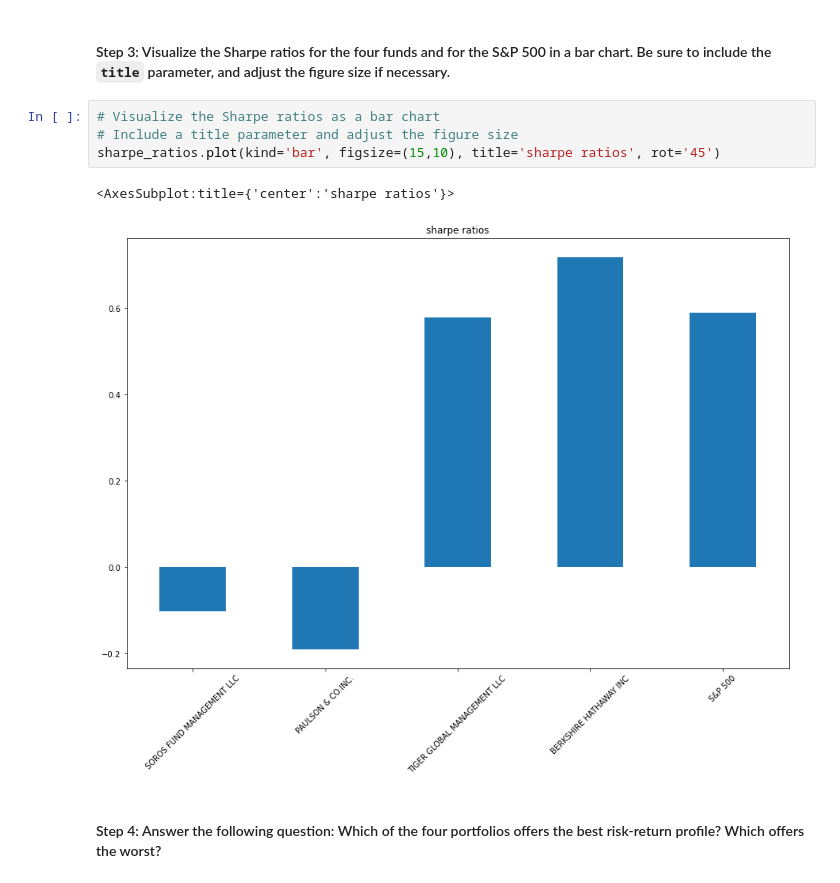
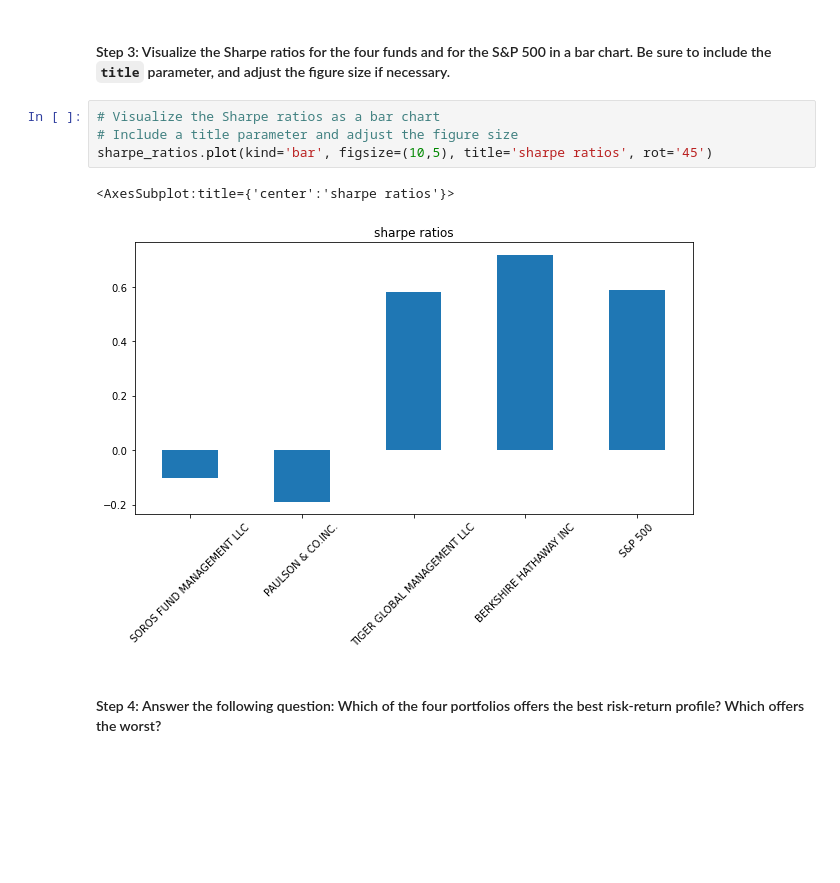
Before and after one commit to jpdoyle123/Module_4_Challenge, a Jupyter notebook: Starter_Code/risk_return_analysis.ipynb, the cells around one changed output. Drawn from its saved outputs; the diff is of its cells as text; blank space fills up the shorter version.

```diff
--- a/Starter_Code/risk_return_analysis.ipynb
+++ b/Starter_Code/risk_return_analysis.ipynb
@@ -333,10 +333,10 @@ dtype: float64
 # %%
 # Visualize the Sharpe ratios as a bar chart
 # Include a title parameter and adjust the figure size
-sharpe_ratios.plot(kind='bar', figsize=(15,10), title='sharpe ratios', rot='45')
+sharpe_ratios.plot(kind='bar', figsize=(10,5), title='sharpe ratios', rot='45')
 # %% [output]
 <AxesSubplot:title={'center':'sharpe ratios'}>
-[figure, old version]
+[figure, new version]
 # %% [markdown]
 #### Step 4: Answer the following question: Which of the four portfolios offers the best risk-return profile? Which offers the worst?
 # %% [markdown]
```
